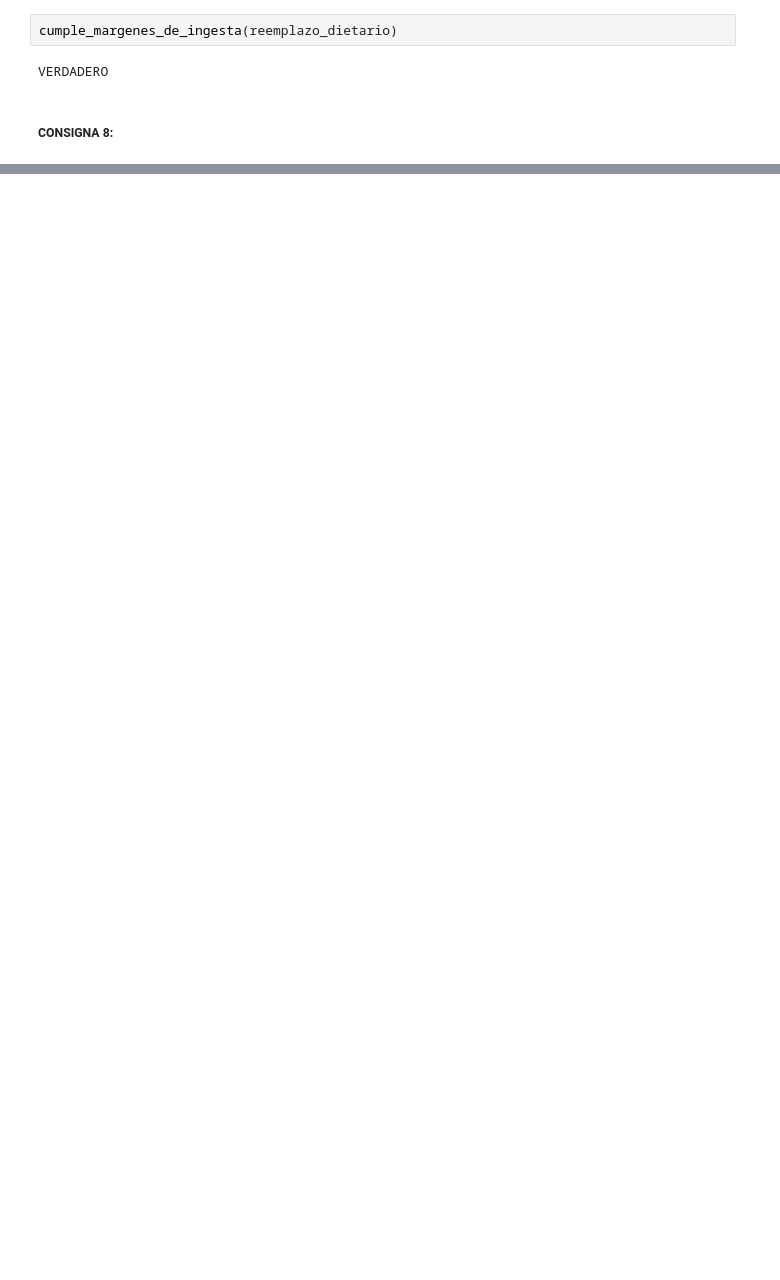
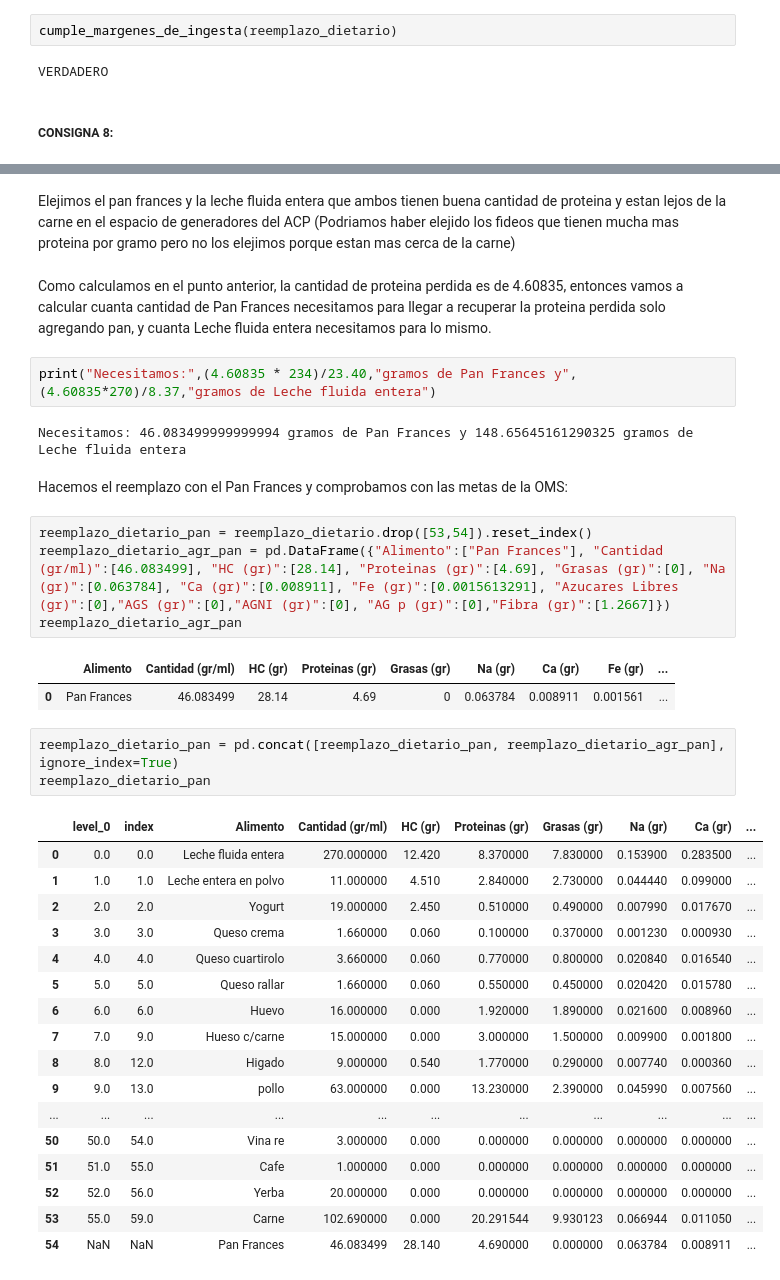
Before and after one commit to berardibautista/alc-2, a Jupyter notebook: ALC-TP2.ipynb, the cells around one changed output, grey strips where cells are left out. Saved outputs shown, nothing was run; the diff lists cells and outputs as text; blank space fills up the shorter version.

```diff
--- a/ALC-TP2.ipynb
+++ b/ALC-TP2.ipynb
@@ -645,0 +673,38 @@ VERDADERO
+# %% [markdown]
+Elejimos el pan frances y la leche fluida entera que ambos tienen buena cantidad de proteina y estan lejos de la carne en el espacio de generadores del ACP (Podriamos haber elejido los fideos que tienen mucha mas proteina por gramo pero no los elejimos porque estan mas cerca de la carne)
+# %% [markdown]
+Como calculamos en el punto anterior, la cantidad de proteina perdida es de 4.60835, entonces vamos a calcular cuanta cantidad de Pan Frances necesitamos para llegar a recuperar la proteina perdida solo agregando pan, y cuanta Leche fluida entera necesitamos para lo mismo.
+# %%
+print("Necesitamos:",(4.60835 * 234)/23.40,"gramos de Pan Frances y",(4.60835*270)/8.37,"gramos de Leche fluida entera")
+# %% [output]
+Necesitamos: 46.083499999999994 gramos de Pan Frances y 148.65645161290325 gramos de Leche fluida entera
+# %% [markdown]
+Hacemos el reemplazo con el Pan Frances y comprobamos con las metas de la OMS:
+# %%
+reemplazo_dietario_pan = reemplazo_dietario.drop([53,54]).reset_index()
+reemplazo_dietario_agr_pan = pd.DataFrame({"Alimento":["Pan Frances"], "Cantidad (gr/ml)":[46.083499], "HC (gr)":[28.14], "Proteinas (gr)":[4.69], "Grasas (gr)":[0], "Na (gr)":[0.063784], "Ca (gr)":[0.008911], "Fe (gr)":[0.0015613291], "Azucares Libres (gr)":[0],"AGS (gr)":[0],"AGNI (gr)":[0], "AG p (gr)":[0],"Fibra (gr)":[1.2667]})
+reemplazo_dietario_agr_pan
+# %% [output]
+|  | Alimento | Cantidad (gr/ml) | HC (gr) | Proteinas (gr) | Grasas (gr) | Na (gr) | Ca (gr) | Fe (gr) | ... |
+| 0 | Pan Frances | 46.083499 | 28.14 | 4.69 | 0 | 0.063784 | 0.008911 | 0.001561 | ... |
+# %%
+reemplazo_dietario_pan = pd.concat([reemplazo_dietario_pan, reemplazo_dietario_agr_pan], ignore_index=True)
+reemplazo_dietario_pan
+# %% [output]
+|  | level_0 | index | Alimento | Cantidad (gr/ml) | HC (gr) | Proteinas (gr) | Grasas (gr) | Na (gr) | Ca (gr) | ... |
+| 0 | 0.0 | 0.0 | Leche fluida entera | 270.000000 | 12.420 | 8.370000 | 7.830000 | 0.153900 | 0.283500 | ... |
+| 1 | 1.0 | 1.0 | Leche entera en polvo | 11.000000 | 4.510 | 2.840000 | 2.730000 | 0.044440 | 0.099000 | ... |
+| 2 | 2.0 | 2.0 | Yogurt | 19.000000 | 2.450 | 0.510000 | 0.490000 | 0.007990 | 0.017670 | ... |
+| 3 | 3.0 | 3.0 | Queso crema | 1.660000 | 0.060 | 0.100000 | 0.370000 | 0.001230 | 0.000930 | ... |
+| 4 | 4.0 | 4.0 | Queso cuartirolo | 3.660000 | 0.060 | 0.770000 | 0.800000 | 0.020840 | 0.016540 | ... |
+| 5 | 5.0 | 5.0 | Queso rallar | 1.660000 | 0.060 | 0.550000 | 0.450000 | 0.020420 | 0.015780 | ... |
+| 6 | 6.0 | 6.0 | Huevo | 16.000000 | 0.000 | 1.920000 | 1.890000 | 0.021600 | 0.008960 | ... |
+| 7 | 7.0 | 9.0 | Hueso c/carne | 15.000000 | 0.000 | 3.000000 | 1.500000 | 0.009900 | 0.001800 | ... |
+| 8 | 8.0 | 12.0 | Higado | 9.000000 | 0.540 | 1.770000 | 0.290000 | 0.007740 | 0.000360 | ... |
+| 9 | 9.0 | 13.0 | pollo | 63.000000 | 0.000 | 13.230000 | 2.390000 | 0.045990 | 0.007560 | ... |
+| ... | ... | ... | ... | ... | ... | ... | ... | ... | ... | ... |
+| 50 | 50.0 | 54.0 | Vina re | 3.000000 | 0.000 | 0.000000 | 0.000000 | 0.000000 | 0.000000 | ... |
+| 51 | 51.0 | 55.0 | Cafe | 1.000000 | 0.000 | 0.000000 | 0.000000 | 0.000000 | 0.000000 | ... |
+| 52 | 52.0 | 56.0 | Yerba | 20.000000 | 0.000 | 0.000000 | 0.000000 | 0.000000 | 0.000000 | ... |
+| 53 | 55.0 | 59.0 | Carne | 102.690000 | 0.000 | 20.291544 | 9.930123 | 0.066944 | 0.011050 | ... |
+| 54 | NaN | NaN | Pan Frances | 46.083499 | 28.140 | 4.690000 | 0.000000 | 0.063784 | 0.008911 | ... |
```
Also changed, not shown: parts of 9 cells of this notebook.
